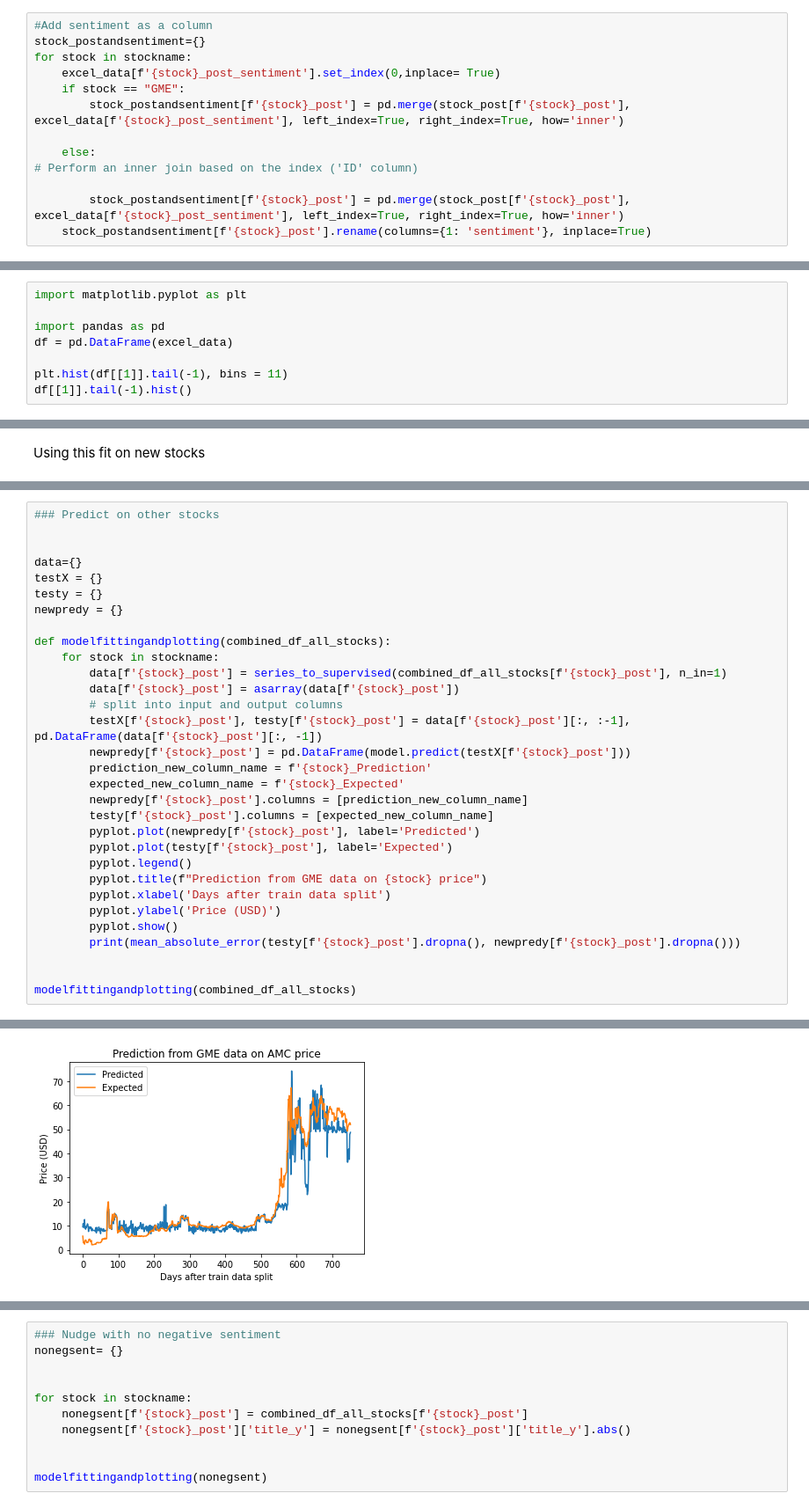
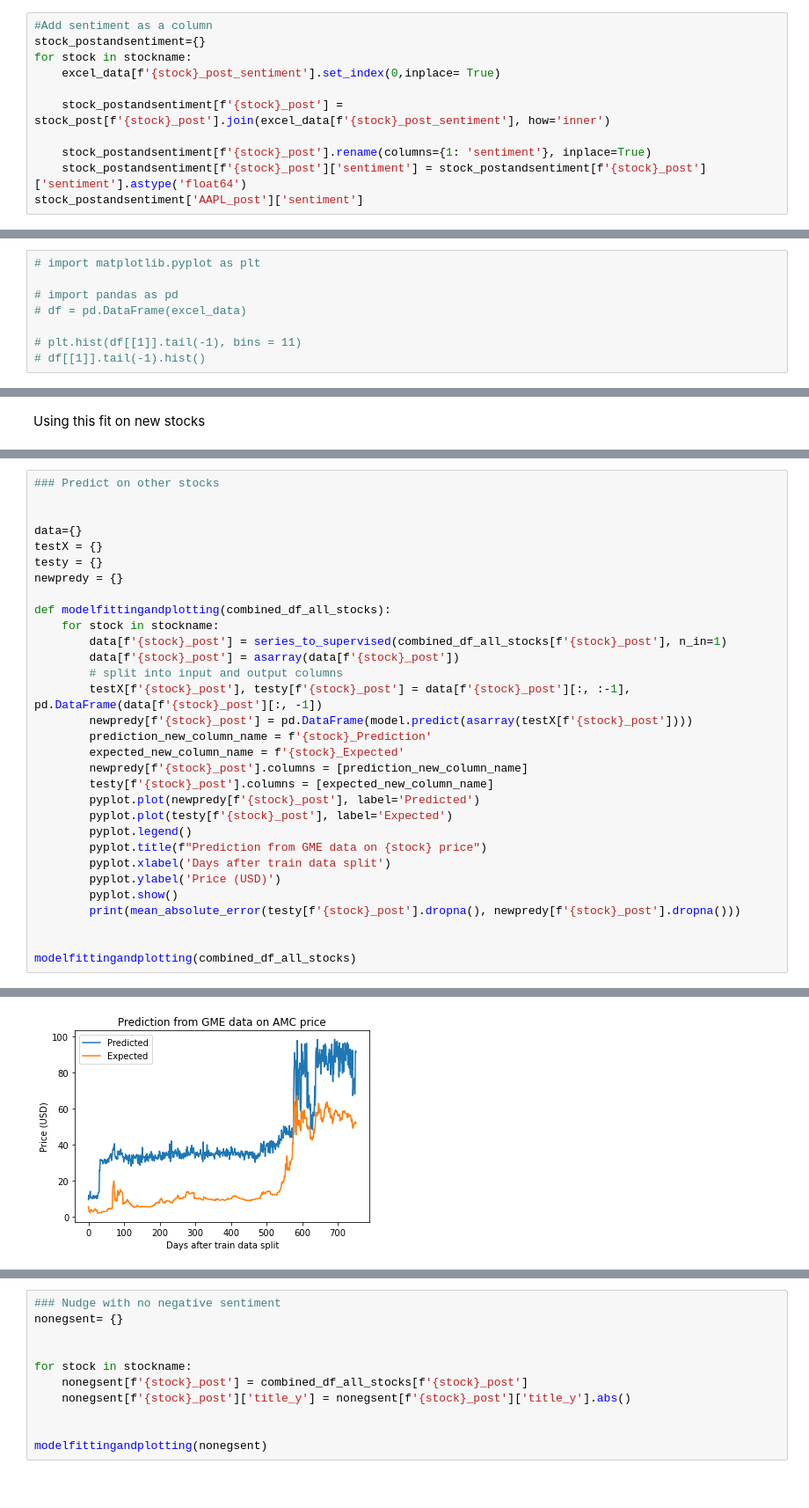
Before and after one commit to SaberQ19/socioPhysics_DiamondHands, a Jupyter notebook: xgBoost.ipynb, the cells around one changed output, grey strips where cells are left out. Shown at 88% size. Cells and saved outputs as stored; diff of their text form.

```diff
--- a/xgBoost.ipynb
+++ b/xgBoost.ipynb
@@ -189,11 +189,9 @@ excel_data['AAPL_post_sentiment']
 stock_postandsentiment={}
 for stock in stockname:
     excel_data[f'{stock}_post_sentiment'].set_index(0,inplace= True)
-    if stock == "GME":
-        stock_postandsentiment[f'{stock}_post'] = pd.merge(stock_post[f'{stock}_post'], excel_data[f'{stock}_post_sentiment'], left_index=True, right_index=True, how='inner')
 
-    else:
-# Perform an inner join based on the index ('ID' column)
+    stock_postandsentiment[f'{stock}_post'] = stock_post[f'{stock}_post'].join(excel_data[f'{stock}_post_sentiment'], how='inner')
 
-        stock_postandsentiment[f'{stock}_post'] = pd.merge(stock_post[f'{stock}_post'], excel_data[f'{stock}_post_sentiment'], left_index=True, right_index=True, how='inner')
     stock_postandsentiment[f'{stock}_post'].rename(columns={1: 'sentiment'}, inplace=True)
+    stock_postandsentiment[f'{stock}_post']['sentiment'] = stock_postandsentiment[f'{stock}_post']['sentiment'].astype('float64')
+stock_postandsentiment['AAPL_post']['sentiment']
@@ -305,11 +292,11 @@ AttributeError: 'Series' object has no attribute 'join'
 # %%
-import matplotlib.pyplot as plt
+# import matplotlib.pyplot as plt
 
-import pandas as pd
-df = pd.DataFrame(excel_data)
+# import pandas as pd
+# df = pd.DataFrame(excel_data)
 
-plt.hist(df[[1]].tail(-1), bins = 11)
-df[[1]].tail(-1).hist()
+# plt.hist(df[[1]].tail(-1), bins = 11)
+# df[[1]].tail(-1).hist()
 # %% [output]
 ValueError: If using all scalar values, you must pass an index
 # %% [markdown]
@@ -469,7 +443,7 @@ def modelfittingandplotting(combined_df_all_stocks):
         data[f'{stock}_post'] = asarray(data[f'{stock}_post'])
         # split into input and output columns
         testX[f'{stock}_post'], testy[f'{stock}_post'] = data[f'{stock}_post'][:, :-1], pd.DataFrame(data[f'{stock}_post'][:, -1])
-        newpredy[f'{stock}_post'] = pd.DataFrame(model.predict(testX[f'{stock}_post']))
+        newpredy[f'{stock}_post'] = pd.DataFrame(model.predict(asarray(testX[f'{stock}_post'])))
         prediction_new_column_name = f'{stock}_Prediction'
         expected_new_column_name = f'{stock}_Expected'
         newpredy[f'{stock}_post'].columns = [prediction_new_column_name]
@@ -491 +465 @@ modelfittingandplotting(combined_df_all_stocks)
-[figure, old version]
+[figure, new version]
```
Also changed, not shown: parts of 17 cells of this notebook.
